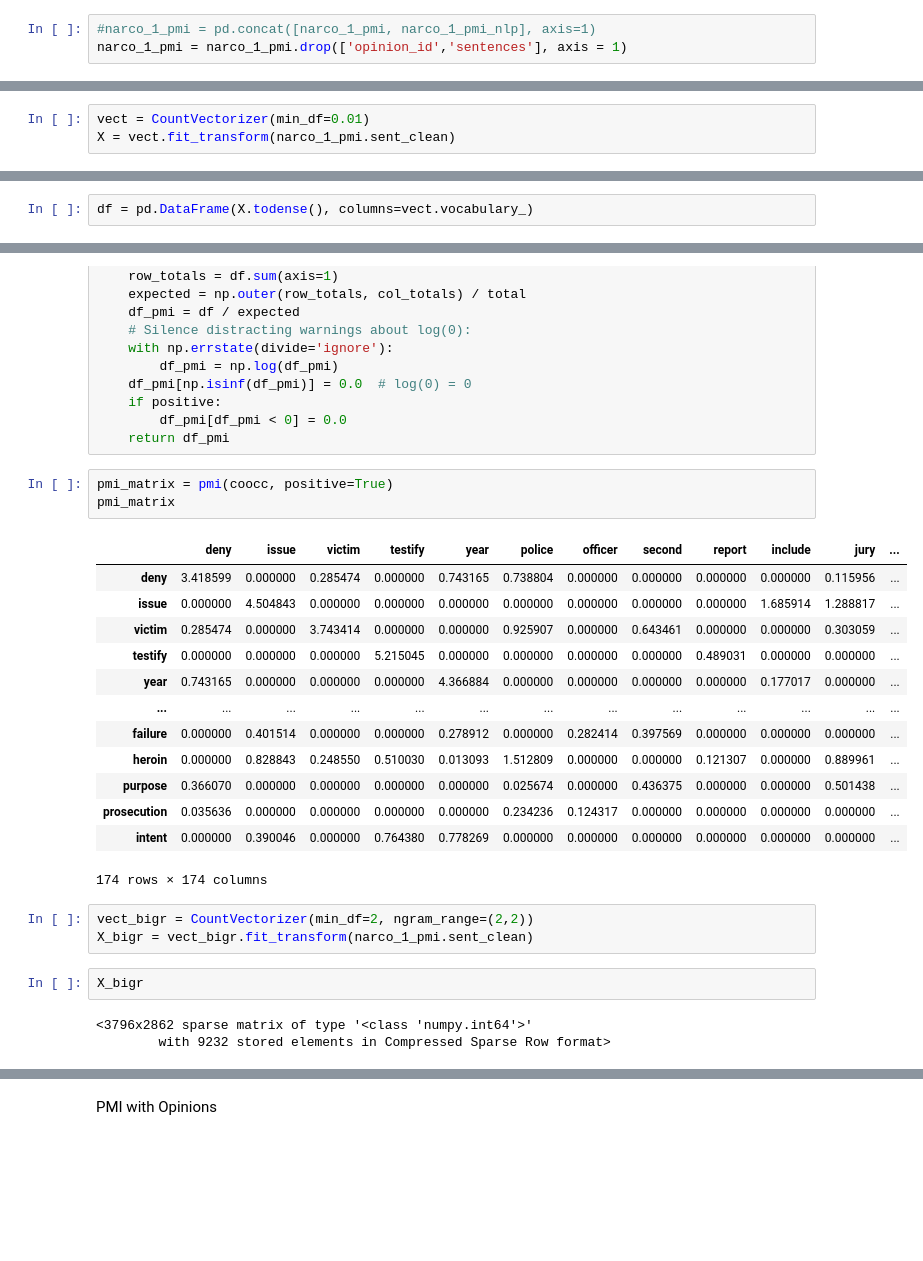
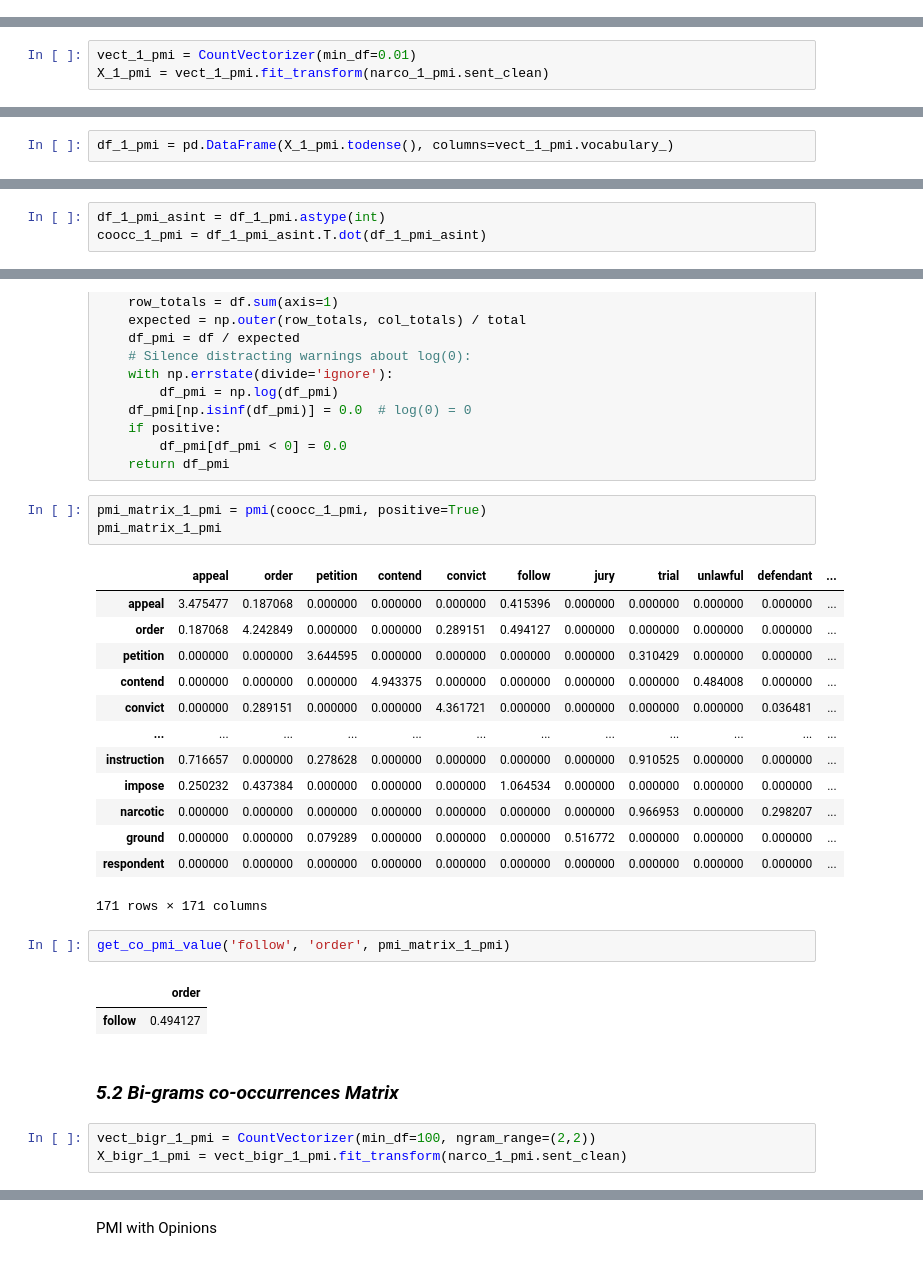
Before and after one commit to martinaviggiano/knowledge_extraction_project, a Jupyter notebook: 03_Grams _ PMI.ipynb, the cells around one changed output, grey strips where cells are left out. Cells and saved outputs as stored; diff of their text form; blank space fills up the shorter version.

Commit message:
Update notebooks - cleaning

```diff
--- a/03_Grams _ PMI.ipynb
+++ b/03_Grams _ PMI.ipynb
@@ -737,5 +478,2 @@ narco_1_pmi
-# %%
-#narco_1_pmi = pd.concat([narco_1_pmi, narco_1_pmi_nlp], axis=1)
-narco_1_pmi = narco_1_pmi.drop(['opinion_id','sentences'], axis = 1)
 # %%
 narco_1_pmi = narco_1_pmi.loc[(narco_1_pmi.sent_clean == '')|(~pd.isna(narco_1_pmi.sent_clean))]
@@ -744,3 +482,3 @@ narco_1_pmi = narco_1_pmi.loc[(narco_1_pmi.sent_clean == '')|(~pd.isna(narco_1_p
 # %%
-vect = CountVectorizer(min_df=0.01)
-X = vect.fit_transform(narco_1_pmi.sent_clean)
+vect_1_pmi = CountVectorizer(min_df=0.01)
+X_1_pmi = vect_1_pmi.fit_transform(narco_1_pmi.sent_clean)
@@ -752,2 +485,2 @@ X
 # %%
-df = pd.DataFrame(X.todense(), columns=vect.vocabulary_)
+df_1_pmi = pd.DataFrame(X_1_pmi.todense(), columns=vect_1_pmi.vocabulary_)
@@ -772,0 +487,3 @@ coocc
+# %%
+df_1_pmi_asint = df_1_pmi.astype(int)
+coocc_1_pmi = df_1_pmi_asint.T.dot(df_1_pmi_asint)
@@ -834,27 +535,29 @@ def pmi(df, positive=True):
         df_pmi[df_pmi < 0] = 0.0
     return df_pmi
 # %%
-pmi_matrix = pmi(coocc, positive=True)
-pmi_matrix
+pmi_matrix_1_pmi = pmi(coocc_1_pmi, positive=True)
+pmi_matrix_1_pmi
 # %% [output]
-|  | deny | issue | victim | testify | year | police | officer | second | report | include | jury | ... |
-| deny | 3.418599 | 0.000000 | 0.285474 | 0.000000 | 0.743165 | 0.738804 | 0.000000 | 0.000000 | 0.000000 | 0.000000 | 0.115956 | ... |
-| issue | 0.000000 | 4.504843 | 0.000000 | 0.000000 | 0.000000 | 0.000000 | 0.000000 | 0.000000 | 0.000000 | 1.685914 | 1.288817 | ... |
-| victim | 0.285474 | 0.000000 | 3.743414 | 0.000000 | 0.000000 | 0.925907 | 0.000000 | 0.643461 | 0.000000 | 0.000000 | 0.303059 | ... |
-| testify | 0.000000 | 0.000000 | 0.000000 | 5.215045 | 0.000000 | 0.000000 | 0.000000 | 0.000000 | 0.489031 | 0.000000 | 0.000000 | ... |
-| year | 0.743165 | 0.000000 | 0.000000 | 0.000000 | 4.366884 | 0.000000 | 0.000000 | 0.000000 | 0.000000 | 0.177017 | 0.000000 | ... |
-| ... | ... | ... | ... | ... | ... | ... | ... | ... | ... | ... | ... | ... |
-| failure | 0.000000 | 0.401514 | 0.000000 | 0.000000 | 0.278912 | 0.000000 | 0.282414 | 0.397569 | 0.000000 | 0.000000 | 0.000000 | ... |
-| heroin | 0.000000 | 0.828843 | 0.248550 | 0.510030 | 0.013093 | 1.512809 | 0.000000 | 0.000000 | 0.121307 | 0.000000 | 0.889961 | ... |
-| purpose | 0.366070 | 0.000000 | 0.000000 | 0.000000 | 0.000000 | 0.025674 | 0.000000 | 0.436375 | 0.000000 | 0.000000 | 0.501438 | ... |
-| prosecution | 0.035636 | 0.000000 | 0.000000 | 0.000000 | 0.000000 | 0.234236 | 0.124317 | 0.000000 | 0.000000 | 0.000000 | 0.000000 | ... |
-| intent | 0.000000 | 0.390046 | 0.000000 | 0.764380 | 0.778269 | 0.000000 | 0.000000 | 0.000000 | 0.000000 | 0.000000 | 0.000000 | ... |
+|  | appeal | order | petition | contend | convict | follow | jury | trial | unlawful | defendant | ... |
+| appeal | 3.475477 | 0.187068 | 0.000000 | 0.000000 | 0.000000 | 0.415396 | 0.000000 | 0.000000 | 0.000000 | 0.000000 | ... |
+| order | 0.187068 | 4.242849 | 0.000000 | 0.000000 | 0.289151 | 0.494127 | 0.000000 | 0.000000 | 0.000000 | 0.000000 | ... |
+| petition | 0.000000 | 0.000000 | 3.644595 | 0.000000 | 0.000000 | 0.000000 | 0.000000 | 0.310429 | 0.000000 | 0.000000 | ... |
+| contend | 0.000000 | 0.000000 | 0.000000 | 4.943375 | 0.000000 | 0.000000 | 0.000000 | 0.000000 | 0.484008 | 0.000000 | ... |
+| convict | 0.000000 | 0.289151 | 0.000000 | 0.000000 | 4.361721 | 0.000000 | 0.000000 | 0.000000 | 0.000000 | 0.036481 | ... |
+| ... | ... | ... | ... | ... | ... | ... | ... | ... | ... | ... | ... |
+| instruction | 0.716657 | 0.000000 | 0.278628 | 0.000000 | 0.000000 | 0.000000 | 0.000000 | 0.910525 | 0.000000 | 0.000000 | ... |
+| impose | 0.250232 | 0.437384 | 0.000000 | 0.000000 | 0.000000 | 1.064534 | 0.000000 | 0.000000 | 0.000000 | 0.000000 | ... |
+| narcotic | 0.000000 | 0.000000 | 0.000000 | 0.000000 | 0.000000 | 0.000000 | 0.000000 | 0.966953 | 0.000000 | 0.298207 | ... |
+| ground | 0.000000 | 0.000000 | 0.079289 | 0.000000 | 0.000000 | 0.000000 | 0.516772 | 0.000000 | 0.000000 | 0.000000 | ... |
+| respondent | 0.000000 | 0.000000 | 0.000000 | 0.000000 | 0.000000 | 0.000000 | 0.000000 | 0.000000 | 0.000000 | 0.000000 | ... |
-174 rows × 174 columns
+171 rows × 171 columns
+# %%
+get_co_pmi_value('follow', 'order', pmi_matrix_1_pmi)
+# %% [output]
+|  | order |
+| follow | 0.494127 |
+# %% [markdown]
+### *5.2 Bi-grams co-occurrences Matrix*
 # %%
-vect_bigr = CountVectorizer(min_df=2, ngram_range=(2,2))
-X_bigr = vect_bigr.fit_transform(narco_1_pmi.sent_clean)
+vect_bigr_1_pmi = CountVectorizer(min_df=100, ngram_range=(2,2))
+X_bigr_1_pmi = vect_bigr_1_pmi.fit_transform(narco_1_pmi.sent_clean)
-# %%
-X_bigr
-# %% [output]
-<3796x2862 sparse matrix of type '<class 'numpy.int64'>'
-        with 9232 stored elements in Compressed Sparse Row format>
```
Also changed, not shown: parts of 132 cells of this notebook, 2 other files.
